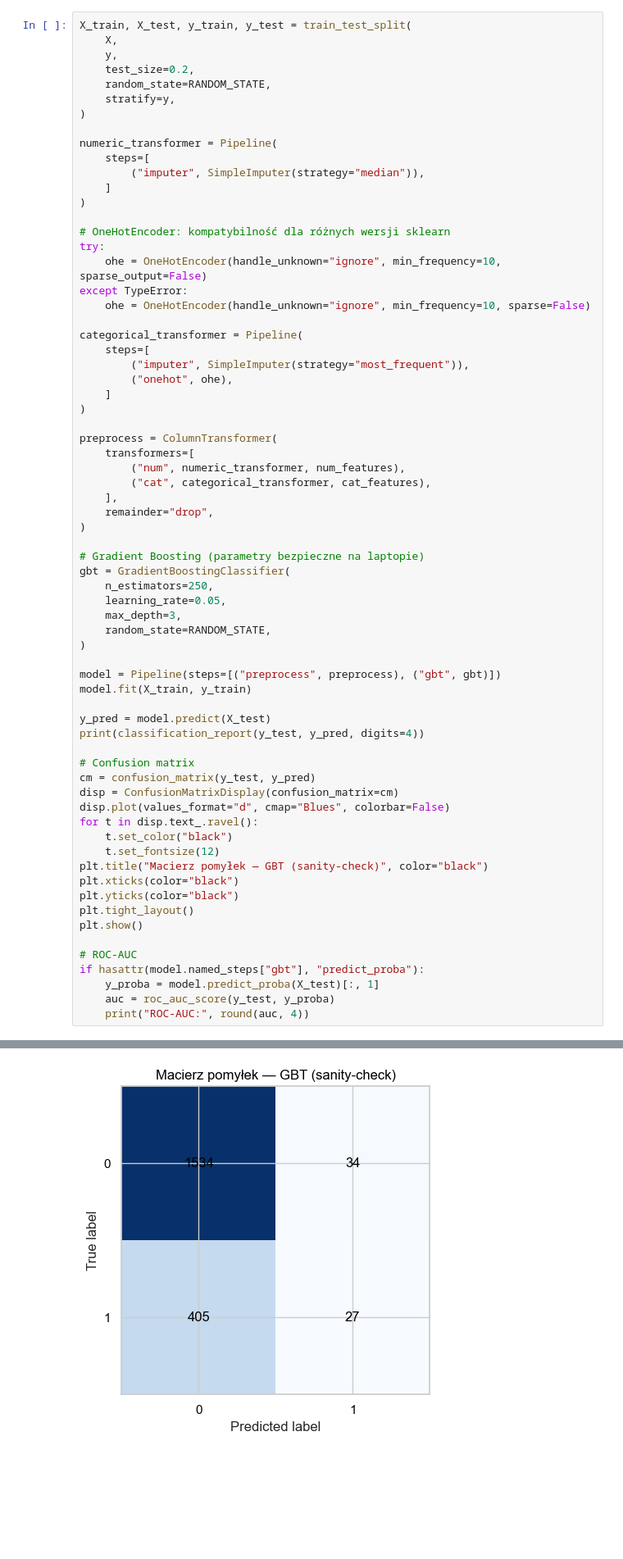
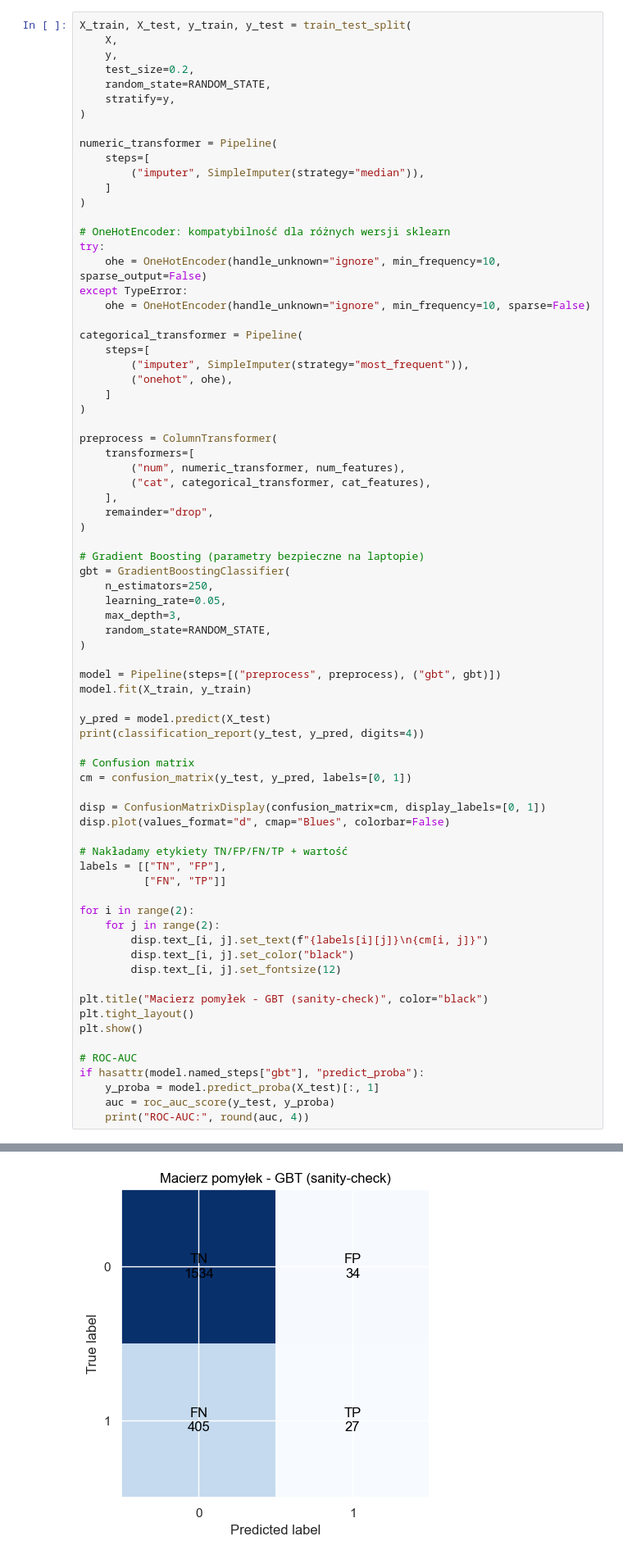
Before and after one commit to BartoszZuchora/Big_data, a Jupyter notebook: eda_tmdb_gbt.ipynb, the cells around one changed output, grey strips where cells are left out. Shown at 82% size. Saved outputs shown, nothing was run; the diff lists cells and outputs as text; blank space fills up the shorter version.

```diff
--- a/eda_tmdb_gbt.ipynb
+++ b/eda_tmdb_gbt.ipynb
@@ -197,40 +197,47 @@ gbt = GradientBoostingClassifier(
     learning_rate=0.05,
     max_depth=3,
     random_state=RANDOM_STATE,
 )
 
 model = Pipeline(steps=[("preprocess", preprocess), ("gbt", gbt)])
 model.fit(X_train, y_train)
 
 y_pred = model.predict(X_test)
 print(classification_report(y_test, y_pred, digits=4))
 
 # Confusion matrix
-cm = confusion_matrix(y_test, y_pred)
-disp = ConfusionMatrixDisplay(confusion_matrix=cm)
+cm = confusion_matrix(y_test, y_pred, labels=[0, 1])
+
+disp = ConfusionMatrixDisplay(confusion_matrix=cm, display_labels=[0, 1])
 disp.plot(values_format="d", cmap="Blues", colorbar=False)
-for t in disp.text_.ravel():
-    t.set_color("black")
-    t.set_fontsize(12)
-plt.title("Macierz pomyłek — GBT (sanity-check)", color="black")
-plt.xticks(color="black")
-plt.yticks(color="black")
+
+# Nakładamy etykiety TN/FP/FN/TP + wartość
+labels = [["TN", "FP"],
+          ["FN", "TP"]]
+
+for i in range(2):
+    for j in range(2):
+        disp.text_[i, j].set_text(f"{labels[i][j]}\n{cm[i, j]}")
+        disp.text_[i, j].set_color("black")
+        disp.text_[i, j].set_fontsize(12)
+
+plt.title("Macierz pomyłek - GBT (sanity-check)", color="black")
 plt.tight_layout()
 plt.show()
 
 # ROC-AUC
 if hasattr(model.named_steps["gbt"], "predict_proba"):
     y_proba = model.predict_proba(X_test)[:, 1]
     auc = roc_auc_score(y_test, y_proba)
     print("ROC-AUC:", round(auc, 4))
 # %% [output]
               precision    recall  f1-score   support
 
            0     0.7911    0.9783    0.8748      1568
            1     0.4426    0.0625    0.1095       432
 
     accuracy                         0.7805      2000
    macro avg     0.6169    0.5204    0.4922      2000
 weighted avg     0.7159    0.7805    0.7095      2000
-[figure, old version]
+[figure, new version]
 ROC-AUC: 0.8259
```
Also changed, not shown: 4 other files.
